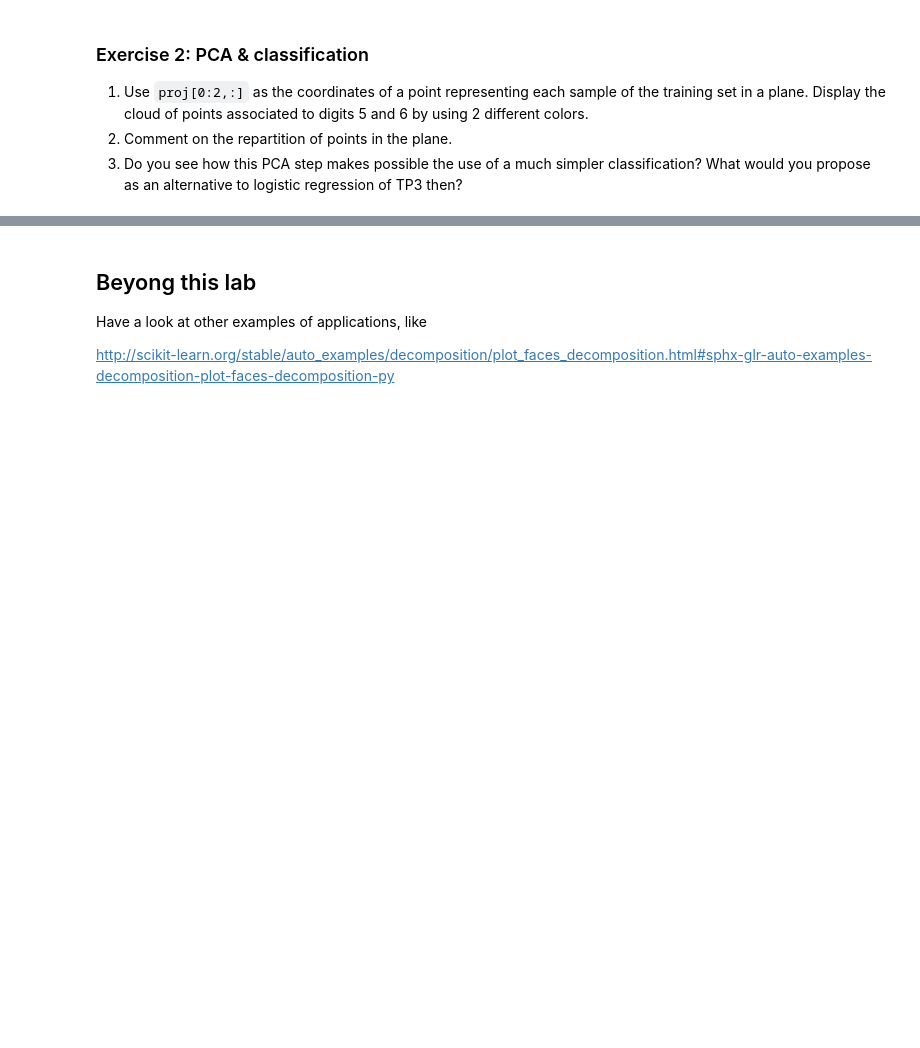
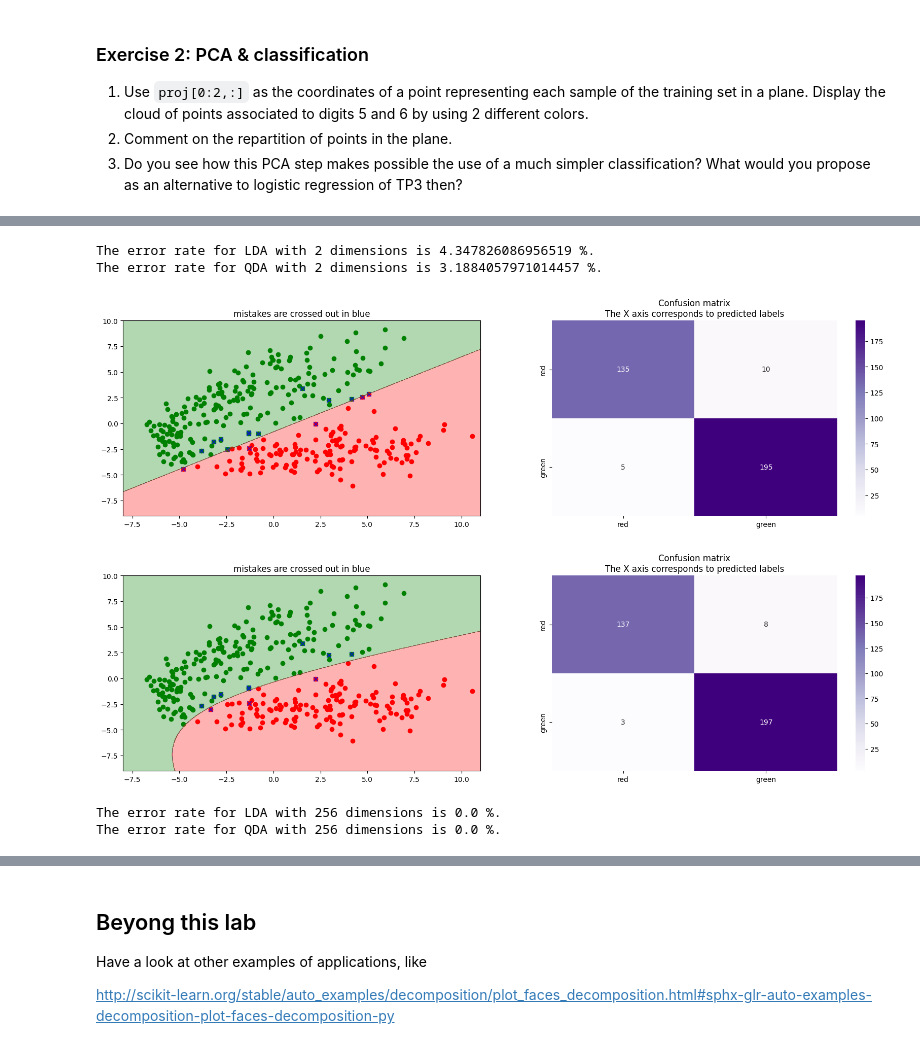
Before and after one commit to mcaron01/decsion-et-apprentissage-sdi, a Jupyter notebook: TP4/TNE2_PCA_archive/TNE2_PCA.ipynb, the cells around one changed output, grey strips where cells are left out. Drawn from its saved outputs; the diff is of its cells as text; code cells hidden in the pictures; blank space fills up the shorter version.

```diff
--- a/TP4/TNE2_PCA_archive/TNE2_PCA.ipynb
+++ b/TP4/TNE2_PCA_archive/TNE2_PCA.ipynb
@@ -318,0 +425,26 @@ What would you propose as an alternative to logistic regression of TP3 then?
+# %%
+from sklearn.discriminant_analysis import LinearDiscriminantAnalysis
+from sklearn.discriminant_analysis import QuadraticDiscriminantAnalysis
+
+LDA_Analyser(LinearDiscriminantAnalysis())
+QDA_Analyser(QuadraticDiscriminantAnalysis())
+# %% [output]
+The error rate for LDA with 2 dimensions is 4.347826086956519 %.
+The error rate for QDA with 2 dimensions is 3.1884057971014457 %.
+[figure, added]
+[figure, added]
+# %%
+lda = LinearDiscriminantAnalysis()
+lda.fit(x_train_brut, class_train)
+prediction = lda.predict(x_train_brut)
+loss = zero_one_loss(class_train, prediction)
+print(f"The error rate for LDA with 256 dimensions is {loss * 100} %.")
+
+qda = QuadraticDiscriminantAnalysis()
+qda.fit(x_train_brut, class_train)
+prediction = qda.predict(x_train_brut)
+loss = zero_one_loss(class_train, prediction)
+print(f"The error rate for QDA with 256 dimensions is {loss * 100} %.")
+# %% [output]
+The error rate for LDA with 256 dimensions is 0.0 %.
+The error rate for QDA with 256 dimensions is 0.0 %.
```
Also changed, not shown: parts of 6 cells of this notebook.
